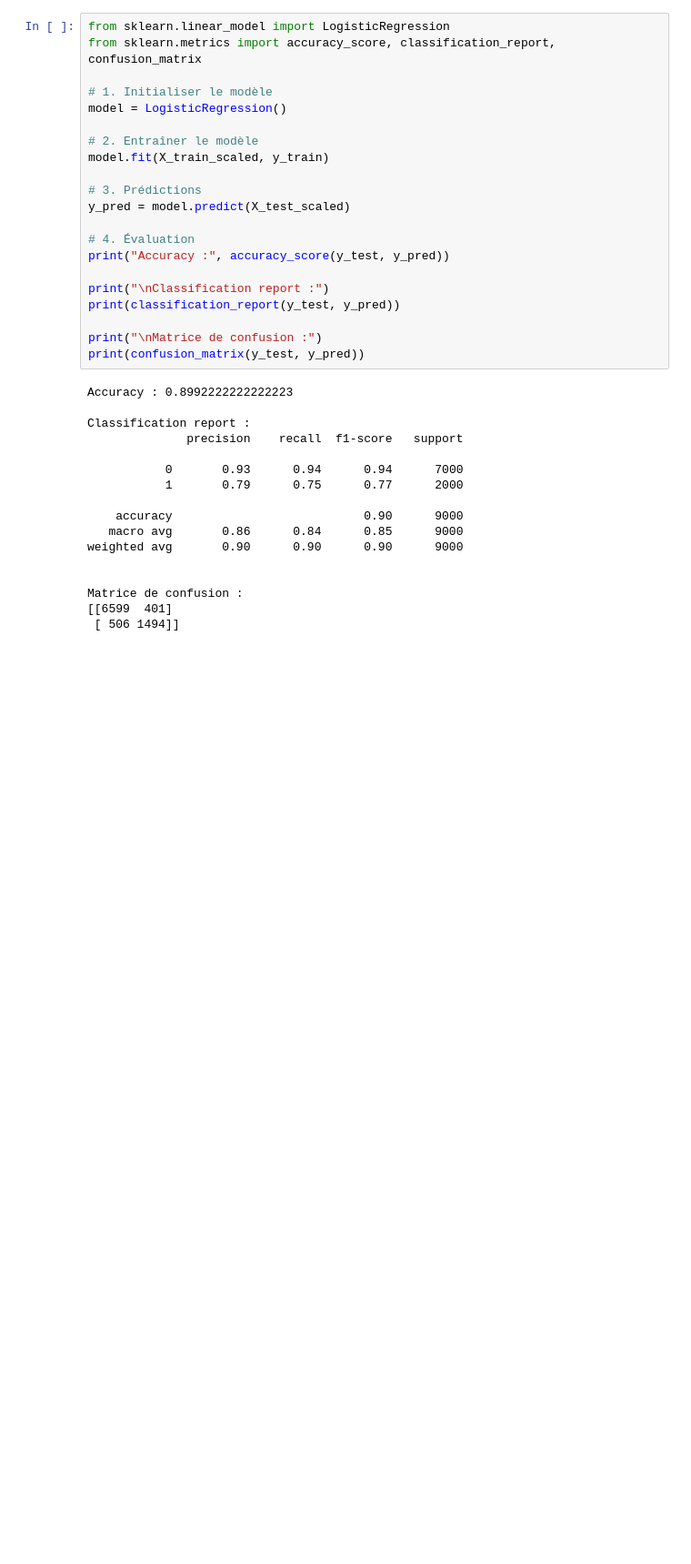
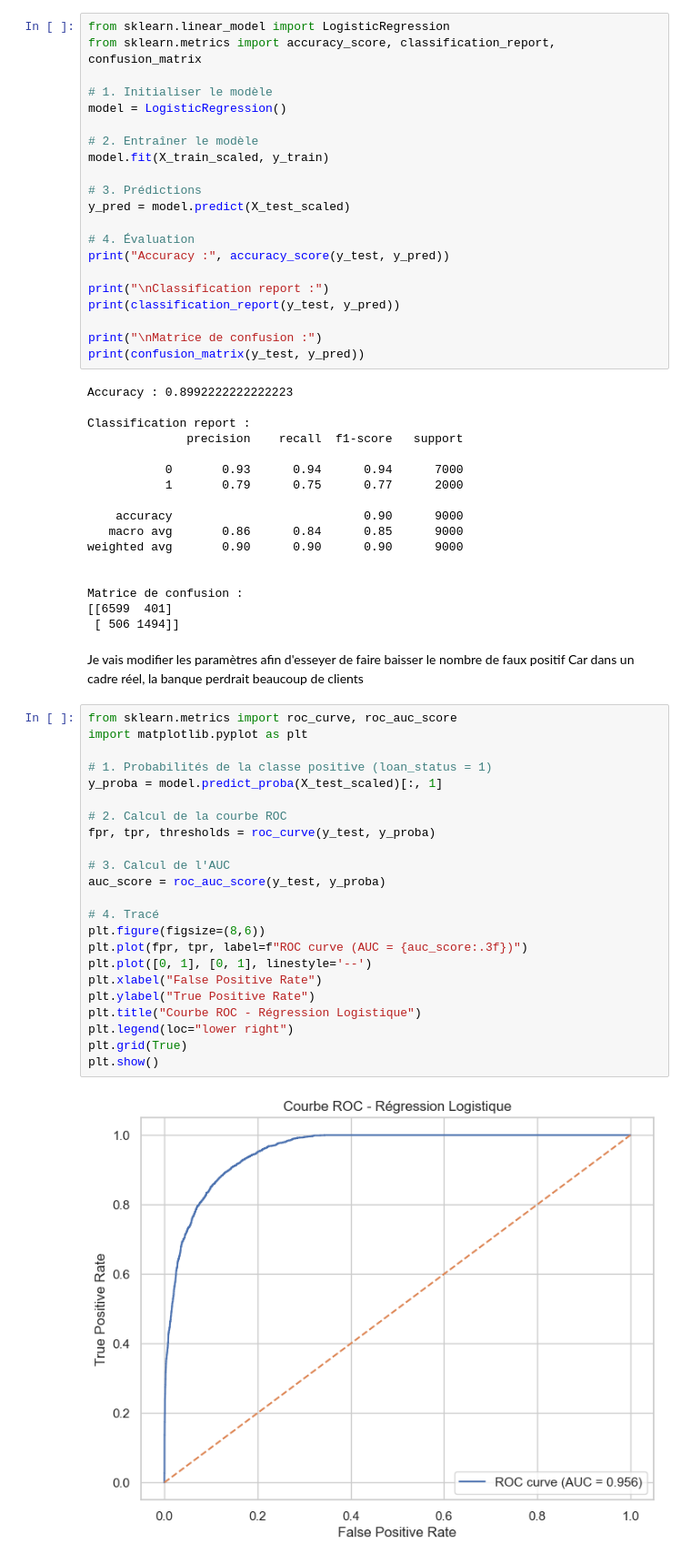
Before and after one commit to loic-moumy/Machine_learning_loan_prediction, a Jupyter notebook: loan_project.ipynb, the cells around one changed output. Shown at 91% size. Cells and saved outputs as stored; diff of their text form; blank space fills up the shorter version.

```diff
--- a/loan_project.ipynb
+++ b/loan_project.ipynb
@@ -463,3 +463,31 @@ weighted avg       0.90      0.90      0.90      9000
 Matrice de confusion :
 [[6599  401]
  [ 506 1494]]
+# %% [markdown]
+ Je vais modifier les paramètres afin d'esseyer de faire baisser le nombre de faux positif
+ Car dans un cadre réel, la banque perdrait beaucoup de clients
+# %%
+from sklearn.metrics import roc_curve, roc_auc_score
+import matplotlib.pyplot as plt
+
+# 1. Probabilités de la classe positive (loan_status = 1)
+y_proba = model.predict_proba(X_test_scaled)[:, 1]
+
+# 2. Calcul de la courbe ROC
+fpr, tpr, thresholds = roc_curve(y_test, y_proba)
+
+# 3. Calcul de l'AUC
+auc_score = roc_auc_score(y_test, y_proba)
+
+# 4. Tracé
+plt.figure(figsize=(8,6))
+plt.plot(fpr, tpr, label=f"ROC curve (AUC = {auc_score:.3f})")
+plt.plot([0, 1], [0, 1], linestyle='--')
+plt.xlabel("False Positive Rate")
+plt.ylabel("True Positive Rate")
+plt.title("Courbe ROC - Régression Logistique")
+plt.legend(loc="lower right")
+plt.grid(True)
+plt.show()
+# %% [output]
+[figure, added]
```
Also changed, not shown: parts of 16 cells of this notebook.
